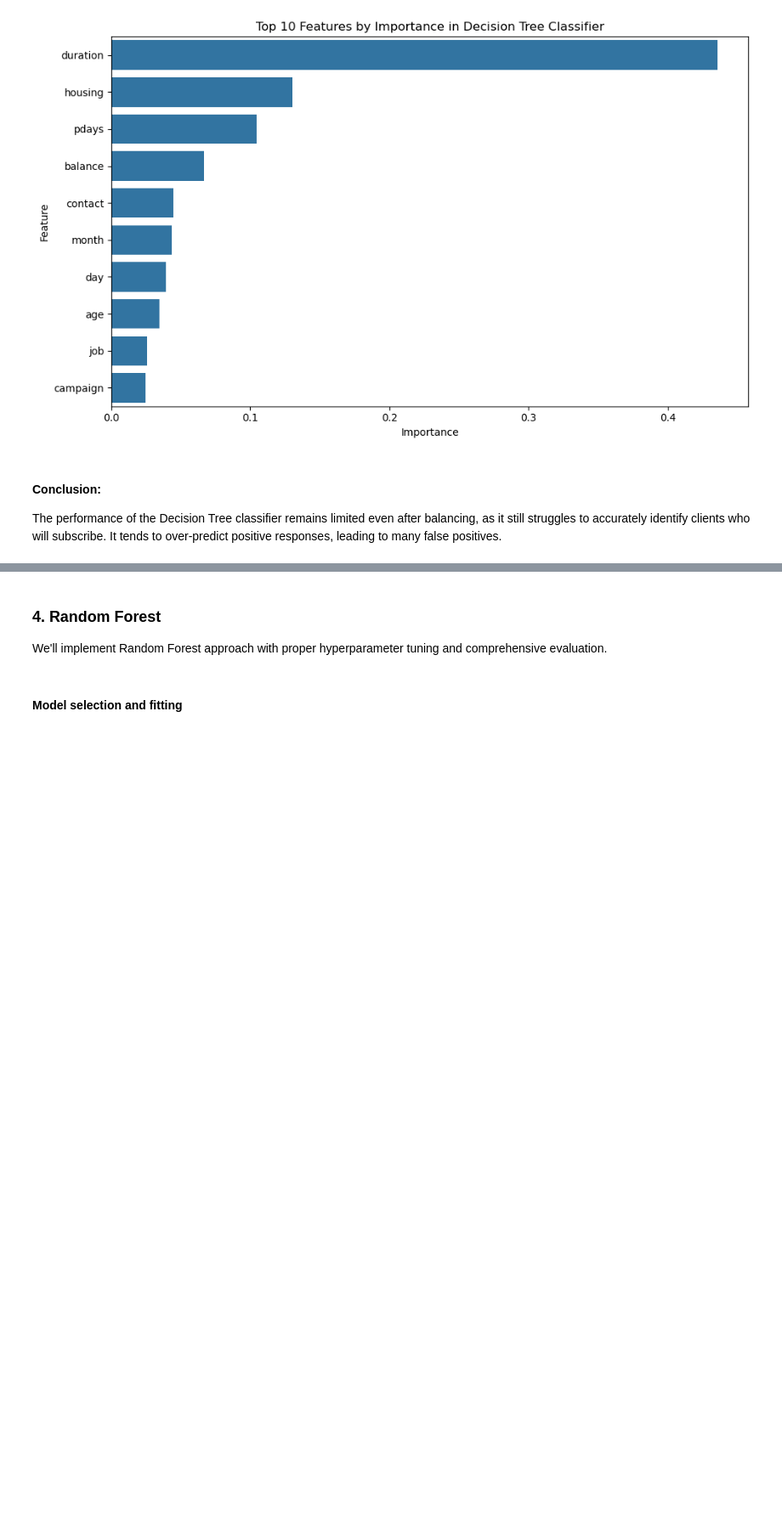
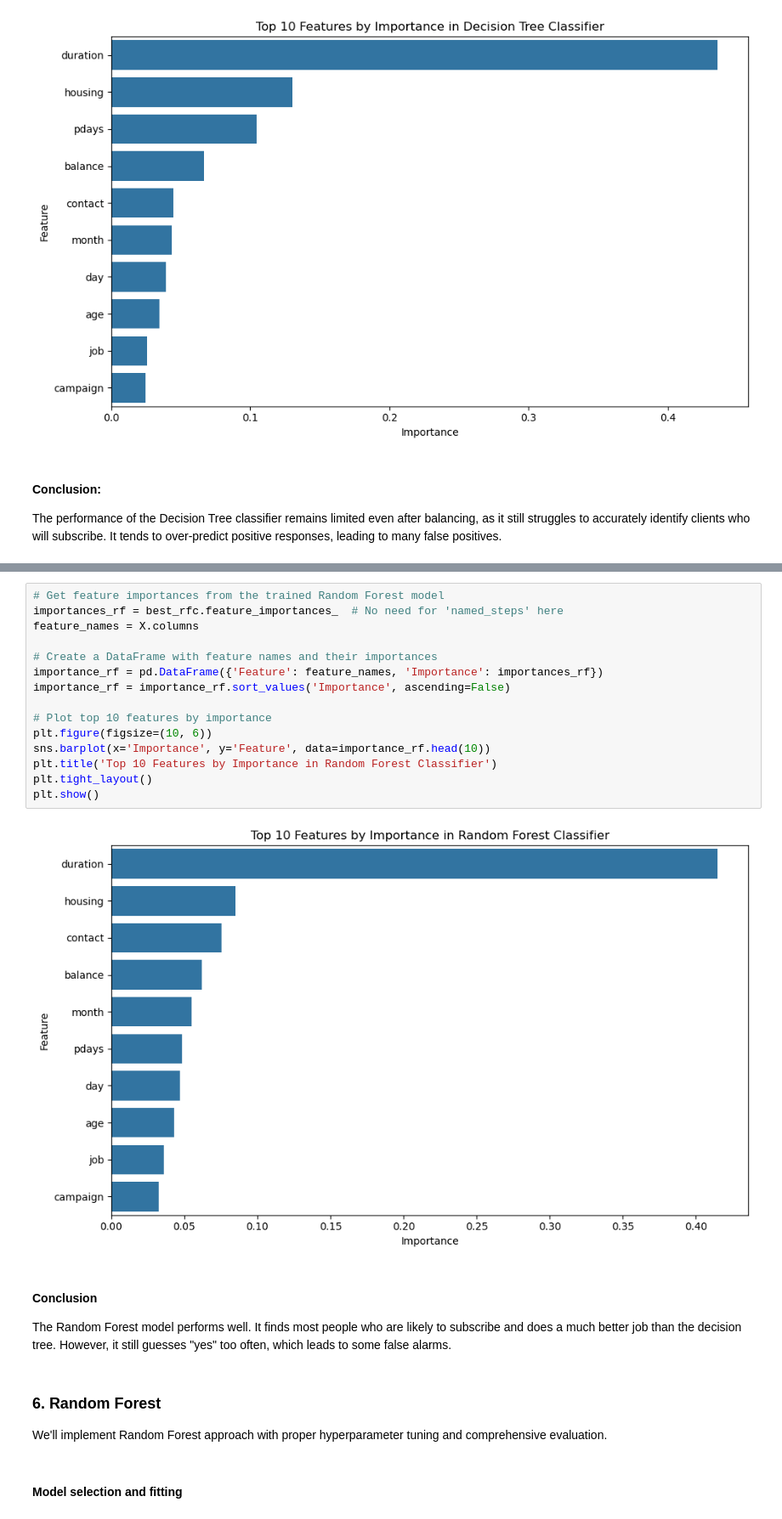
Before and after one commit to YXlh-64/ML-Workflow-Notebooks, a Jupyter notebook: preprocess.ipynb, the cells around one changed output, grey strips where cells are left out. Shown at 85% size. Drawn from its saved outputs; the diff is of its cells as text; blank space fills up the shorter version.

```diff
--- a/preprocess.ipynb
+++ b/preprocess.ipynb
@@ -399,5 +654,26 @@ The performance of the Decision Tree classifier remains limited even after balan
+# %%
+# Get feature importances from the trained Random Forest model
+importances_rf = best_rfc.feature_importances_  # No need for 'named_steps' here
+feature_names = X.columns
+
+# Create a DataFrame with feature names and their importances
+importance_rf = pd.DataFrame({'Feature': feature_names, 'Importance': importances_rf})
+importance_rf = importance_rf.sort_values('Importance', ascending=False)
+
+# Plot top 10 features by importance
+plt.figure(figsize=(10, 6))
+sns.barplot(x='Importance', y='Feature', data=importance_rf.head(10))
+plt.title('Top 10 Features by Importance in Random Forest Classifier')
+plt.tight_layout()
+plt.show()
+# %% [output]
+[figure, added]
+# %% [markdown]
+#### Conclusion
+
+The Random Forest model performs well. It finds most people who are likely to subscribe and does a much better job than the decision tree. However, it still guesses "yes" too often, which leads to some false alarms.
 # %% [markdown]
-### 4. Random Forest
+### 6. Random Forest
 We'll implement Random Forest approach with proper hyperparameter tuning and comprehensive evaluation.
 # %% [markdown]
 #### Model selection and fitting
```
Also changed, not shown: parts of 36 cells of this notebook, 4 other files.
